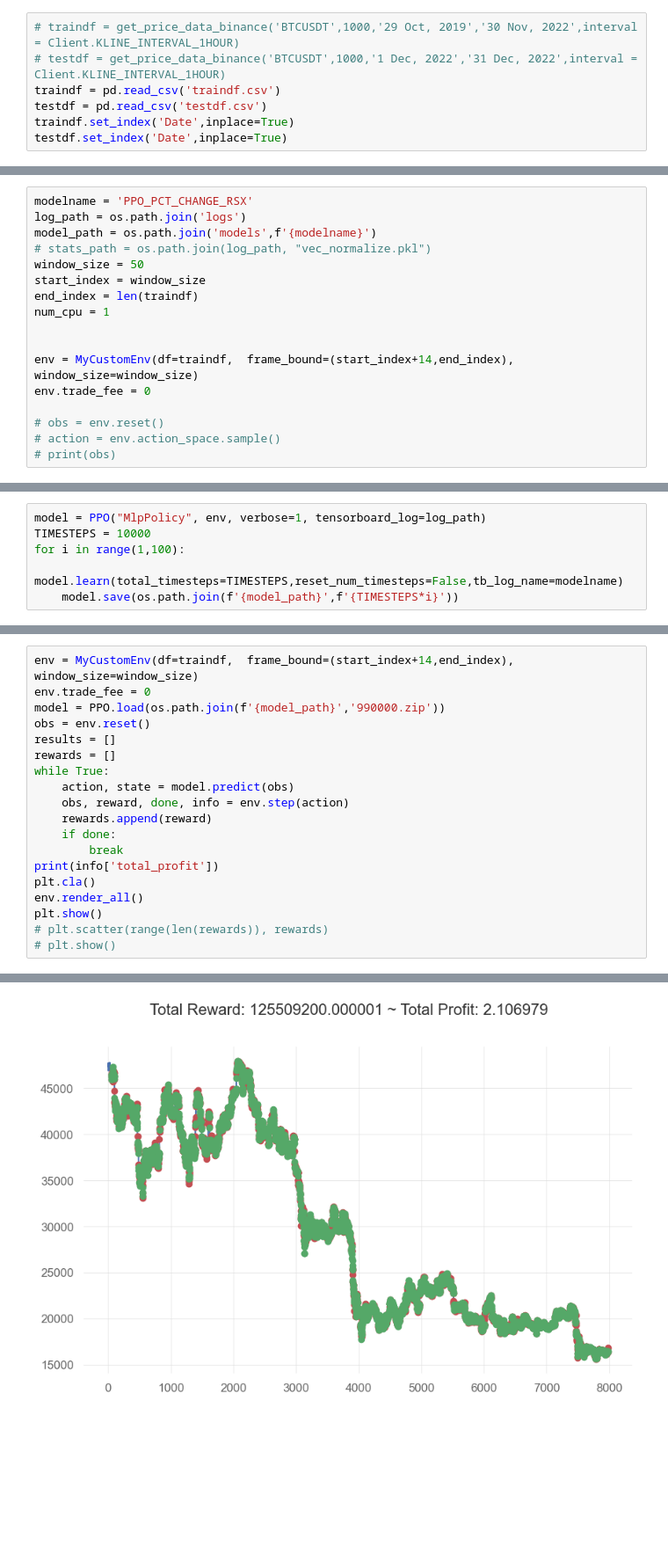
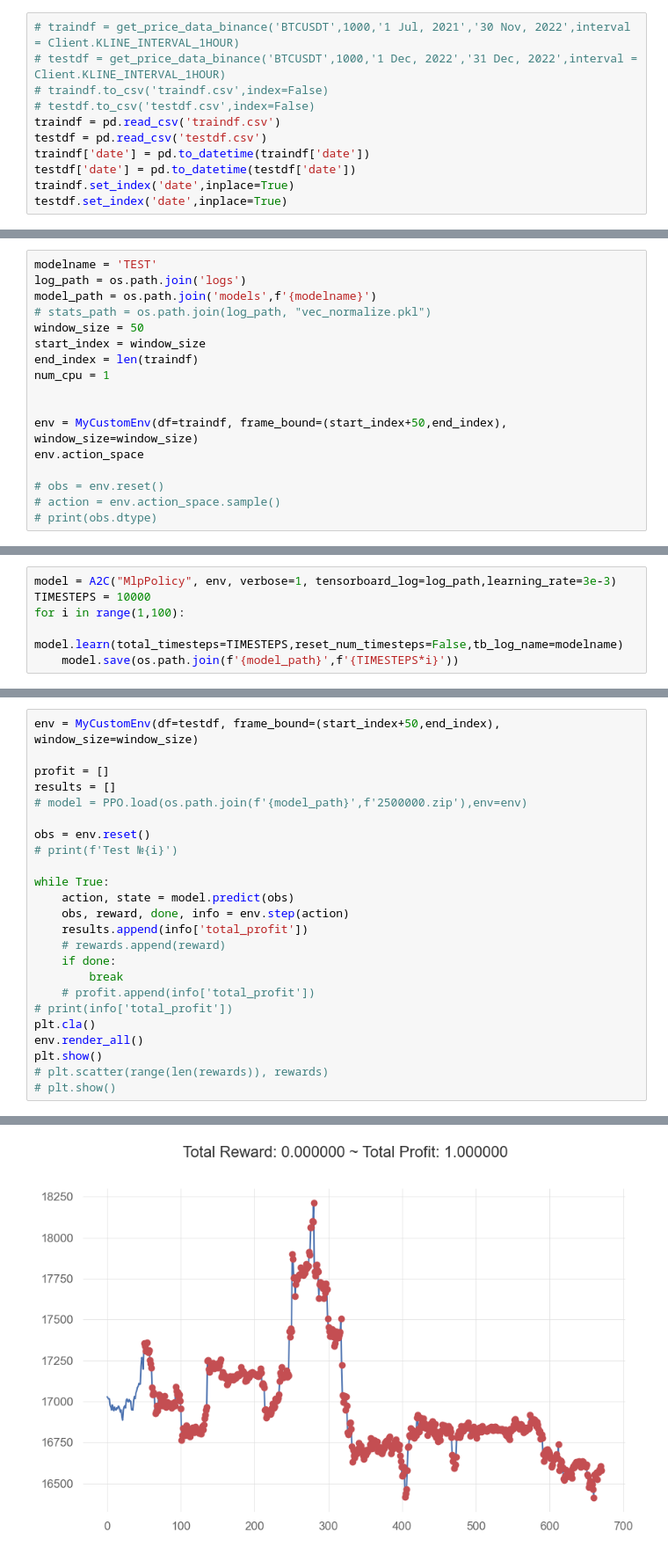
Before and after one commit to zizzs3228/trading, a Jupyter notebook: AIbot.ipynb, the cells around one changed output, grey strips where cells are left out. Shown at 88% size. Drawn from its saved outputs; the diff is of its cells as text; blank space fills up the shorter version.

```diff
--- a/AIbot.ipynb
+++ b/AIbot.ipynb
@@ -46,11 +53,15 @@ class MyCustomEnv(ForexEnv):
     _process_data = add_signals
 # %%
-# traindf = get_price_data_binance('BTCUSDT',1000,'29 Oct, 2019','30 Nov, 2022',interval = Client.KLINE_INTERVAL_1HOUR)
+# traindf = get_price_data_binance('BTCUSDT',1000,'1 Jul, 2021','30 Nov, 2022',interval = Client.KLINE_INTERVAL_1HOUR)
 # testdf = get_price_data_binance('BTCUSDT',1000,'1 Dec, 2022','31 Dec, 2022',interval = Client.KLINE_INTERVAL_1HOUR)
+# traindf.to_csv('traindf.csv',index=False)
+# testdf.to_csv('testdf.csv',index=False)
 traindf = pd.read_csv('traindf.csv')
 testdf = pd.read_csv('testdf.csv')
-traindf.set_index('Date',inplace=True)
-testdf.set_index('Date',inplace=True)
+traindf['date'] = pd.to_datetime(traindf['date'])
+testdf['date'] = pd.to_datetime(testdf['date'])
+traindf.set_index('date',inplace=True)
+testdf.set_index('date',inplace=True)
 # %%
 # traindf['NOpen'] = (traindf['Open'] - traindf['Open'].mean()) / traindf['Open'].std()
 # traindf['NHigh'] = (traindf['High'] - traindf['High'].mean()) / traindf['High'].std()
@@ -100,5 +141,5 @@ traindf.loc[traindf['invertedhammer'] != 0]
 # %%
-modelname = 'PPO_PCT_CHANGE_RSX'
+modelname = 'TEST'
 log_path = os.path.join('logs')
 model_path = os.path.join('models',f'{modelname}')
 # stats_path = os.path.join(log_path, "vec_normalize.pkl")
@@ -108,9 +149,9 @@ end_index = len(traindf)
 num_cpu = 1
 
 
-env = MyCustomEnv(df=traindf,  frame_bound=(start_index+14,end_index), window_size=window_size)
-env.trade_fee = 0
+env = MyCustomEnv(df=traindf, frame_bound=(start_index+50,end_index), window_size=window_size)
+env.action_space
 
 # obs = env.reset()
 # action = env.action_space.sample()
-# print(obs)
+# print(obs.dtype)
@@ -117,5 +160,5 @@ env.trade_fee = 0
 # %%
-model = PPO("MlpPolicy", env, verbose=1, tensorboard_log=log_path)
+model = A2C("MlpPolicy", env, verbose=1, tensorboard_log=log_path,learning_rate=3e-3)
 TIMESTEPS = 10000
 for i in range(1,100):
     model.learn(total_timesteps=TIMESTEPS,reset_num_timesteps=False,tb_log_name=modelname)
@@ -141,17 +185,22 @@ Logging to logs\PPO_PCT_CHANGE_RSX_0
 # %%
-env = MyCustomEnv(df=traindf,  frame_bound=(start_index+14,end_index), window_size=window_size)
-env.trade_fee = 0
-model = PPO.load(os.path.join(f'{model_path}','990000.zip'))
+env = MyCustomEnv(df=testdf, frame_bound=(start_index+50,end_index), window_size=window_size)
+
+profit = []
+results = []
+# model = PPO.load(os.path.join(f'{model_path}',f'2500000.zip'),env=env)
+
 obs = env.reset()
-results = []
-rewards = []
+# print(f'Test №{i}')
+
 while True:
     action, state = model.predict(obs)
     obs, reward, done, info = env.step(action)
-    rewards.append(reward)
+    results.append(info['total_profit'])
+    # rewards.append(reward)
     if done:
         break
-print(info['total_profit'])
+    # profit.append(info['total_profit'])
+# print(info['total_profit'])
 plt.cla()
 env.render_all()
 plt.show()
@@ -162,2 +210,2 @@ plt.show()
-[figure, old version]
+[figure, new version]
 # %%
```
Also changed, not shown: parts of 8 cells of this notebook, 2 other files.
